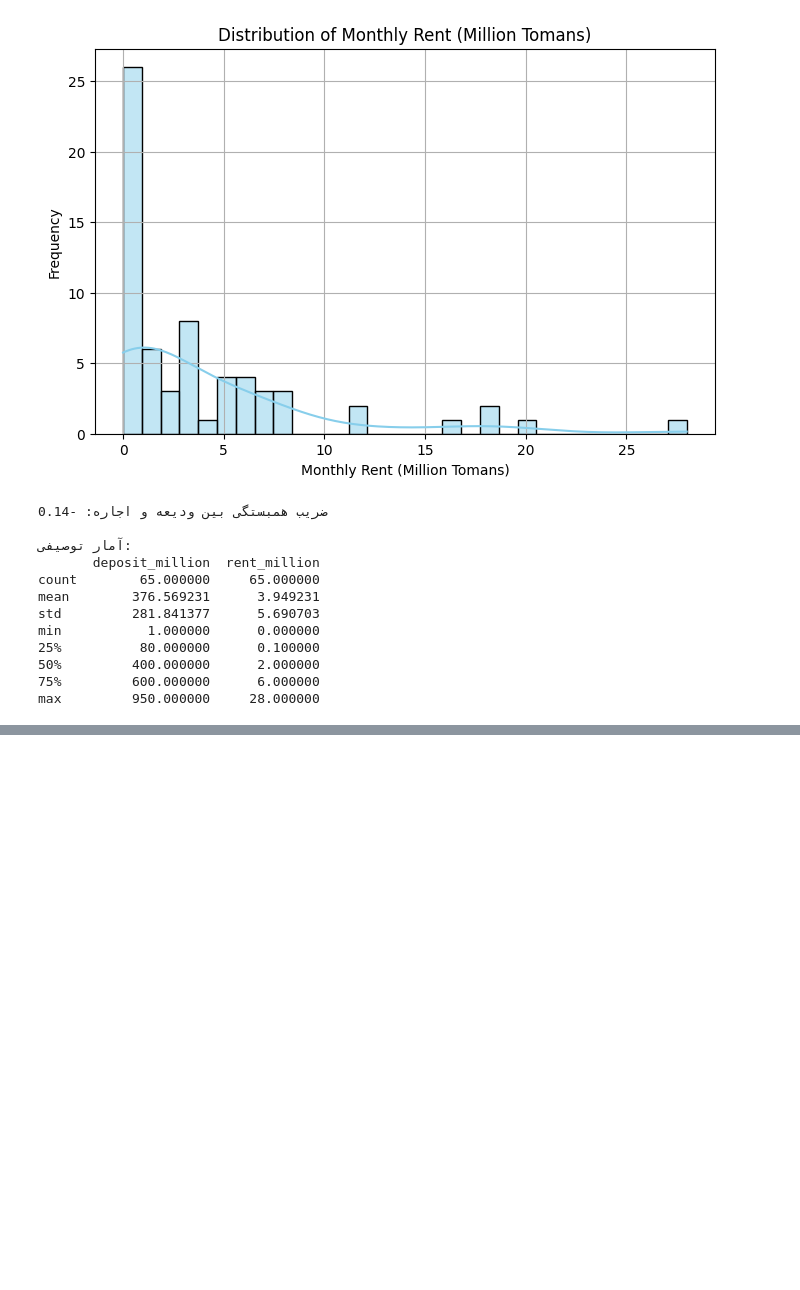
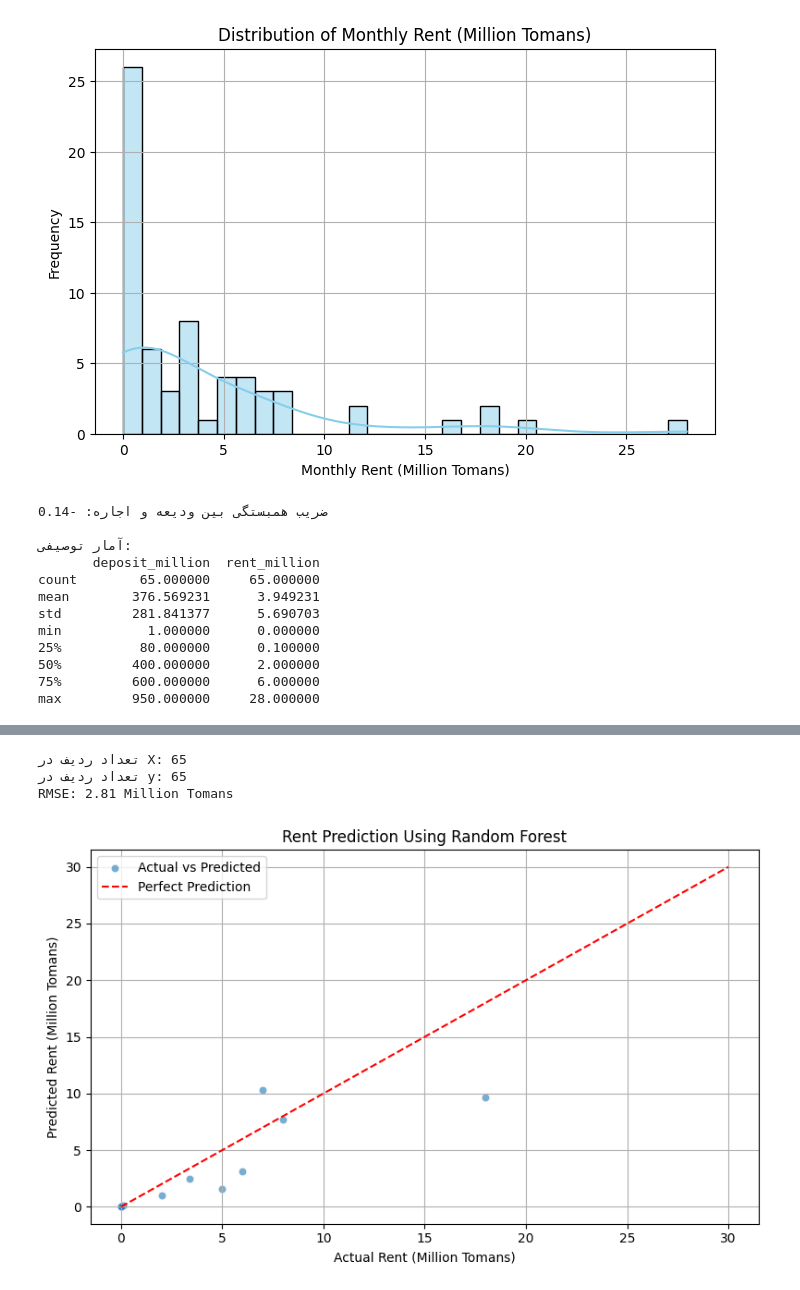
Before and after one commit to Shahbazi-Amir/real_estate_ml_analysis_divar, a Jupyter notebook: real_state_ml_analysis.ipynb, the cells around one changed output, grey strips where cells are left out. Cells and saved outputs as stored; diff of their text form; code cells hidden in the pictures; blank space fills up the shorter version.

```diff
--- a/real_state_ml_analysis.ipynb
+++ b/real_state_ml_analysis.ipynb
@@ -314,0 +515,80 @@ max         950.000000     28.000000
+# %%
+import pandas as pd
+import numpy as np
+import re
+from sklearn.model_selection import train_test_split
+from sklearn.ensemble import RandomForestRegressor
+from sklearn.metrics import mean_squared_error
+
+# --- ۱. خواندن داده ---
+df = pd.read_csv("divar_listings.csv")
+
+
+# --- ۲. تابع تمیز کردن و استخراج عدد ---
+def extract_number(text):
+    text = text.translate(str.maketrans("۰۱۲۳۴۵۶۷۸۹", "0123456789"))
+    cleaned_text = re.sub(r"[^0-9]", "", text)
+    return int(cleaned_text) if cleaned_text else 0
+
+
+# --- ۳. ساخت ستون‌های عددی ---
+df['deposit_num'] = df['deposit'].apply(extract_number)
+df['rent_num'] = df['rent'].apply(extract_number)
+
+df['deposit_million'] = df['deposit_num'] / 1e6
+df['rent_million'] = df['rent_num'] / 1e6
+
+
+# --- ۴. فیلتر کردن داده ---
+filtered_df = df[(df['deposit_num'] < 1_000_000_000) & (df['rent_num'] < 30_000_000)].copy()
+
+
+# --- ۵. ساخت ویژگی rent_to_deposit_ratio ---
+filtered_df['rent_to_deposit_ratio'] = filtered_df['rent_num'] / filtered_df['deposit_num']
+
+
+# --- ۶. ساخت X و y فقط از filtered_df ---
+X = filtered_df[['deposit_num', 'rent_to_deposit_ratio']]
+y = filtered_df['rent_num']
+
+
+# --- ۷. چک کردن تعداد ردیف ---
+print("تعداد ردیف در X:", len(X))
+print("تعداد ردیف در y:", len(y))
+
+
+# --- ۸. تقسیم داده ---
+X_train, X_test, y_train, y_test = train_test_split(X, y, test_size=0.2, random_state=42)
+
+
+# --- ۹. مدل Random Forest ---
+model = RandomForestRegressor(n_estimators=100, random_state=42)
+model.fit(X_train, y_train)
+
+y_pred = model.predict(X_test)
+
+
+# --- ۱۰. محاسبه RMSE ---
+mse = mean_squared_error(y_test, y_pred)
+rmse = np.sqrt(mse)
+print(f"RMSE: {rmse / 1e6:.2f} Million Tomans")
+# %% [output]
+تعداد ردیف در X: 65
+تعداد ردیف در y: 65
+RMSE: 2.81 Million Tomans
+# %%
+import matplotlib.pyplot as plt
+import seaborn as sns
+
+plt.figure(figsize=(8, 5))
+sns.scatterplot(x=y_test / 1e6, y=y_pred / 1e6, alpha=0.6, label="Actual vs Predicted")
+plt.plot([0, 30], [0, 30], color='red', linestyle="--", label="Perfect Prediction")
+plt.xlabel("Actual Rent (Million Tomans)")
+plt.ylabel("Predicted Rent (Million Tomans)")
+plt.title("Rent Prediction Using Random Forest")
+plt.legend()
+plt.grid(True)
+plt.tight_layout()
+plt.show()
+# %% [output]
+[figure, added]
```
Also changed, not shown: parts of 12 cells of this notebook.
